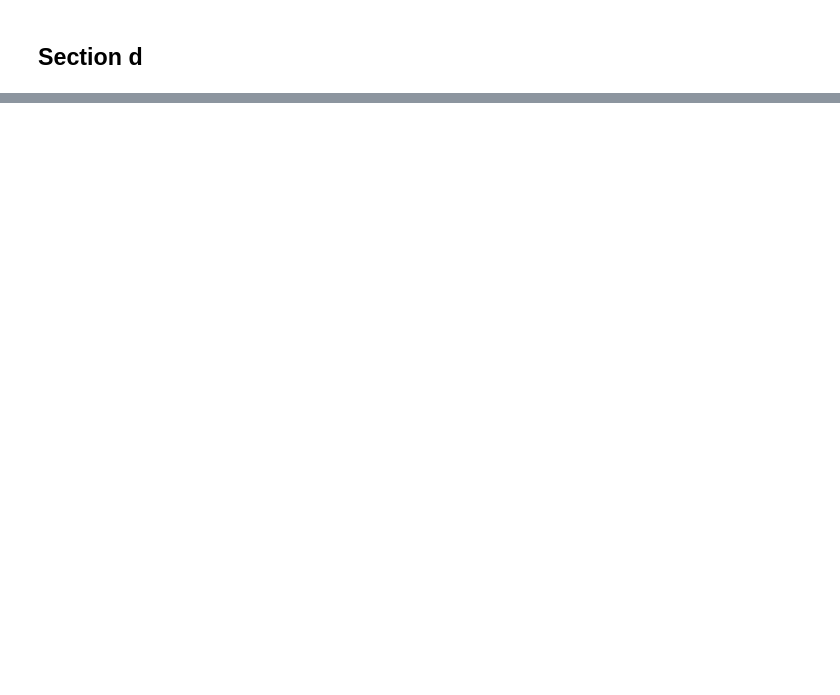
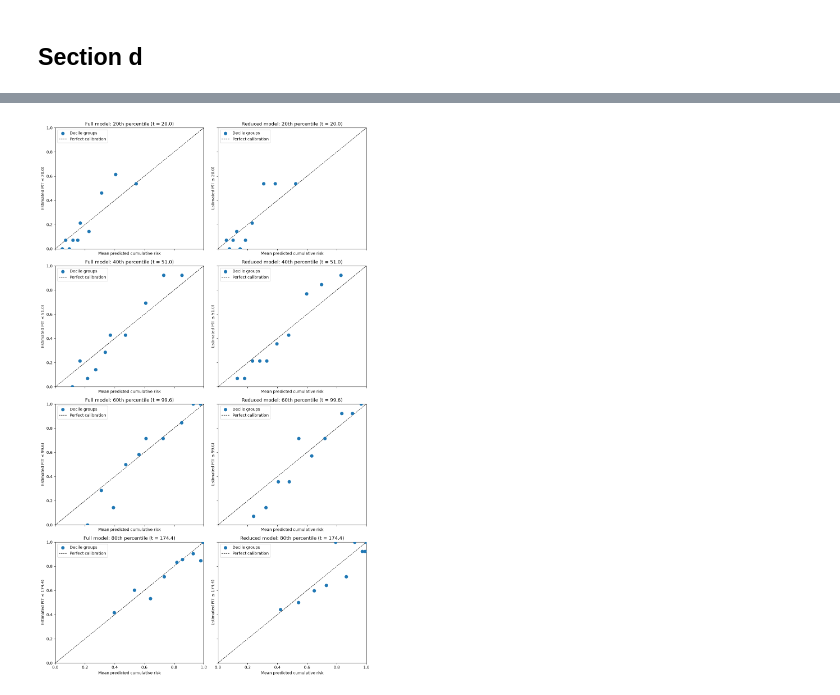
Before and after one commit to Mormorfor/SAML_project, a Jupyter notebook: hw3/SAML_hw3.ipynb, the cells around one changed output, grey strips where cells are left out. Drawn from its saved outputs; the diff is of its cells as text; code cells hidden in the pictures; blank space fills up the shorter version.

```diff
--- a/hw3/SAML_hw3.ipynb
+++ b/hw3/SAML_hw3.ipynb
@@ -243,0 +808,3 @@ LASSO selected 12 genes while elastic net retained 26, with every gene selected
+# %%
+psi_full_array = psi_full.to_numpy().ravel()
+psi_reduced_array = psi_reduced.to_numpy().ravel()
@@ -243,0 +837,15 @@ LASSO selected 12 genes while elastic net retained 26, with every gene selected
+# %%
+harrell_full = harrell_c(
+    y,
+    delta,
+    psi_full_array
+)
+
+harrell_reduced = harrell_c(
+    y,
+    delta,
+    psi_reduced_array
+)
+
+print(f"Harrell C, full model:    {harrell_full:.4f}")
+print(f"Harrell C, reduced model: {harrell_reduced:.4f}")
@@ -243,0 +975,70 @@ LASSO selected 12 genes while elastic net retained 26, with every gene selected
+# %%
+fig, axes = plt.subplots(
+    4,
+    2,
+    figsize=(12, 20),
+    sharex=True,
+    sharey=True
+)
+
+for row, (percentile, horizon) in enumerate(
+    zip(percentiles, horizons)
+):
+    # Predicted cumulative risks from the full model
+    pi_full = (
+        1
+        - full_cph
+        .predict_survival_function(
+            X_full,
+            times=[horizon]
+        )
+        .T
+        .values
+        .ravel()
+    )
+
+    # Predicted cumulative risks from the reduced model
+    pi_reduced = (
+        1
+        - reduced_cph
+        .predict_survival_function(
+            X_reduced,
+            times=[horizon]
+        )
+        .T
+        .values
+        .ravel()
+    )
+
+    calibration_plot(
+        y,
+        delta,
+        pi_full,
+        t_star=horizon,
+        K=10,
+        ax=axes[row, 0]
+    )
+
+    axes[row, 0].set_title(
+        f"Full model: {percentile}th percentile "
+        f"(t = {horizon:.1f})"
+    )
+
+    calibration_plot(
+        y,
+        delta,
+        pi_reduced,
+        t_star=horizon,
+        K=10,
+        ax=axes[row, 1]
+    )
+
+    axes[row, 1].set_title(
+        f"Reduced model: {percentile}th percentile "
+        f"(t = {horizon:.1f})"
+    )
+
+plt.tight_layout()
+plt.show()
+# %% [output]
+[figure, added]
```
Also changed, not shown: parts of 54 cells of this notebook.
